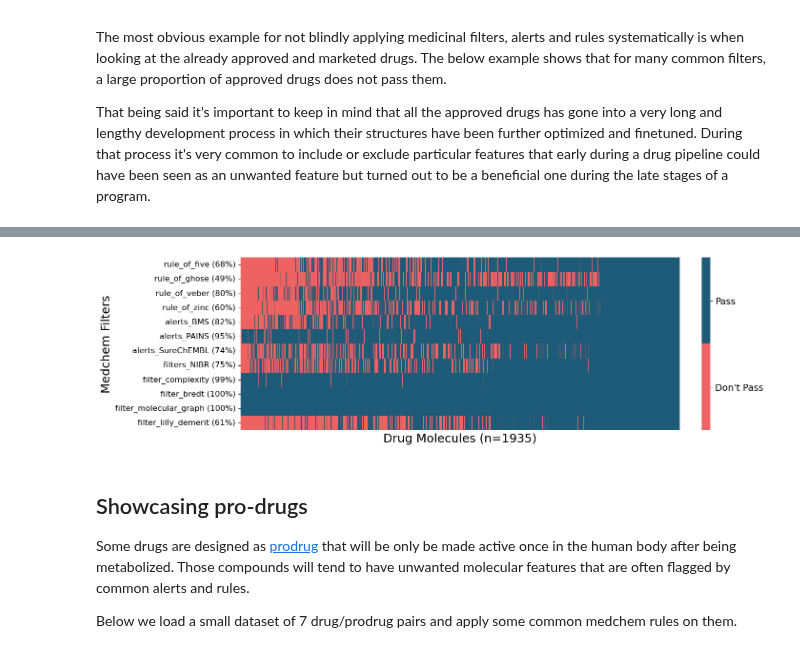
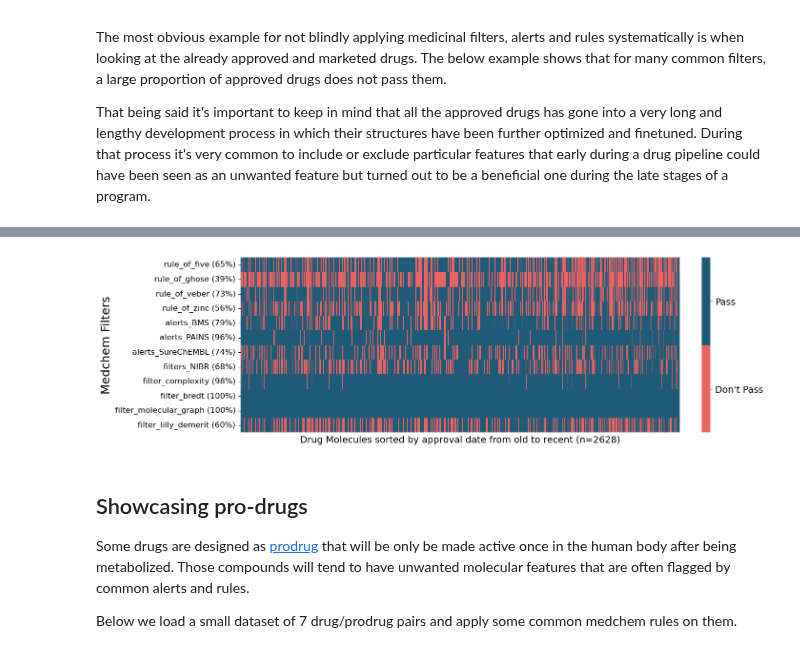
Before and after one commit to datamol-io/medchem, a Jupyter notebook: docs/tutorials/Basic_Concepts.ipynb, the cells around one changed output, grey strips where cells are left out. Cells and saved outputs as stored; diff of their text form; code cells hidden in the pictures.

Commit message:
improve doc notebook by sorting drugs with approval year date

```diff
--- a/docs/tutorials/Basic_Concepts.ipynb
+++ b/docs/tutorials/Basic_Concepts.ipynb
@@ -23,7 +23,7 @@ The most obvious example for not blindly applying medicinal filters, alerts and
 That being said it's important to keep in mind that all the approved drugs has gone into a very long and lengthy development process in which their structures have been further optimized and finetuned. During that process it's very common to include or exclude particular features that early during a drug pipeline could have been seen as an unwanted feature but turned out to be a beneficial one during the late stages of a program.
 # %%
 # Load ChEMBL approved and marketed drugs
-data = dm.data.chembl_drugs()
+data = pd.read_parquet("./data/chembl_approved_drugs.parquet")
 
 # Build mol objects
 data["mol"] = data["smiles"].apply(dm.to_mol)
@@ -113,38 +138,38 @@ filter_columns = [
 
 # Some sorting for a nice plot
 data["n_filters_pass"] = data[filter_columns].sum(axis=1)
-data = data.sort_values("n_filters_pass", ascending=True)
+data = data.sort_values("first_approval", ascending=True)
 
 # Plot
 
 f, ax = plt.subplots(figsize=(14, 4), constrained_layout=True)
 
 cmap = matplotlib.colors.ListedColormap(["#EF6262", "#1D5B79"], None)
 
 a = sns.heatmap(
     data[filter_columns].T,
     annot=False,
     ax=ax,
     xticklabels=False,  # type: ignore
     yticklabels=True,  # type: ignore
     cbar=True,
     cmap=cmap,
 )
 
 ax.collections[0].colorbar.set_ticks([0.25, 0.75])
 ax.collections[0].colorbar.set_ticklabels(["Don't Pass", "Pass"], fontsize=14)
 
-ax.set_xlabel(f"Drug Molecules (n={len(data)})", fontsize=18)
+ax.set_xlabel(f"Drug Molecules sorted by approval date from old to recent (n={len(data)})", fontsize=14)
 ax.set_ylabel("Medchem Filters", fontsize=18)
 
 # Add percentage of passing mols in the y labels
 new_ylabels = []
 for t in ax.yaxis.get_ticklabels():
     perc = data[t.get_text()].sum() / len(data) * 100
     new_ylabels.append(f"{t.get_text()} ({perc:.0f}%)")
 _ = ax.yaxis.set_ticklabels(new_ylabels, fontsize=12)
 # %% [output]
-[figure, old version]
+[figure, new version]
 # %% [markdown]
 ## Showcasing pro-drugs
 
```
Also changed, not shown: parts of 1 cell of this notebook, 3 other files.
